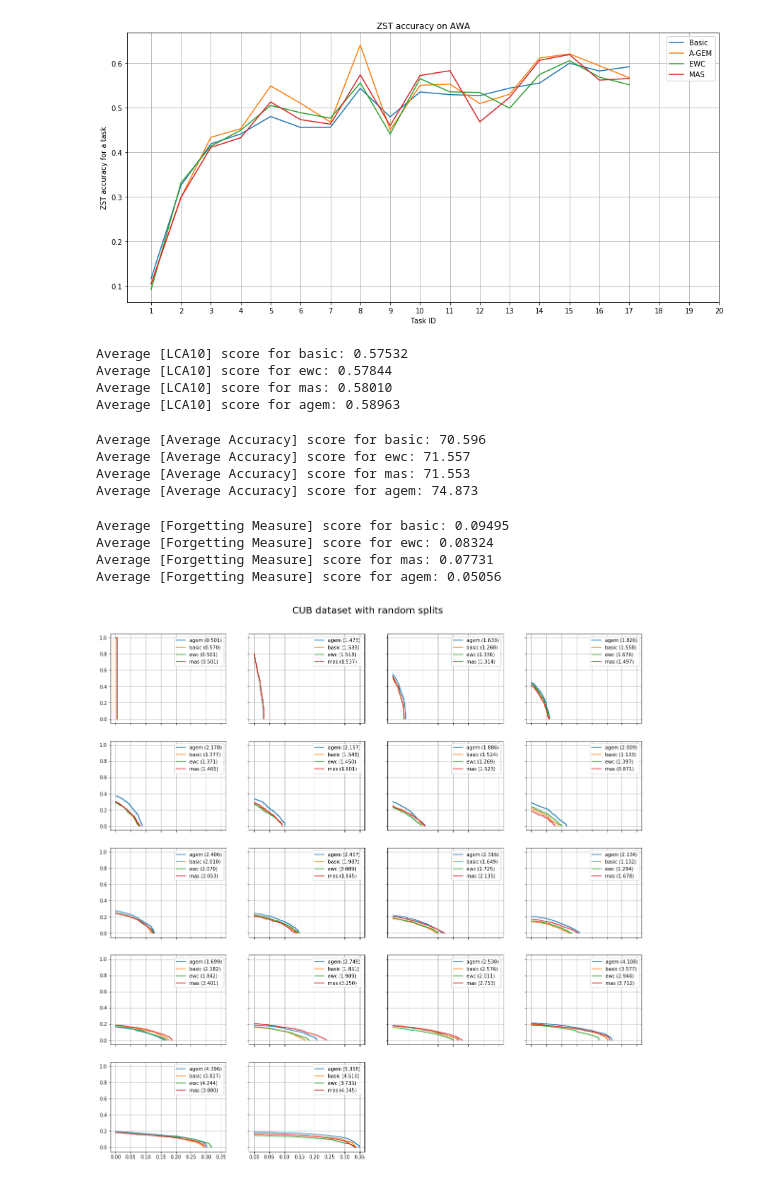
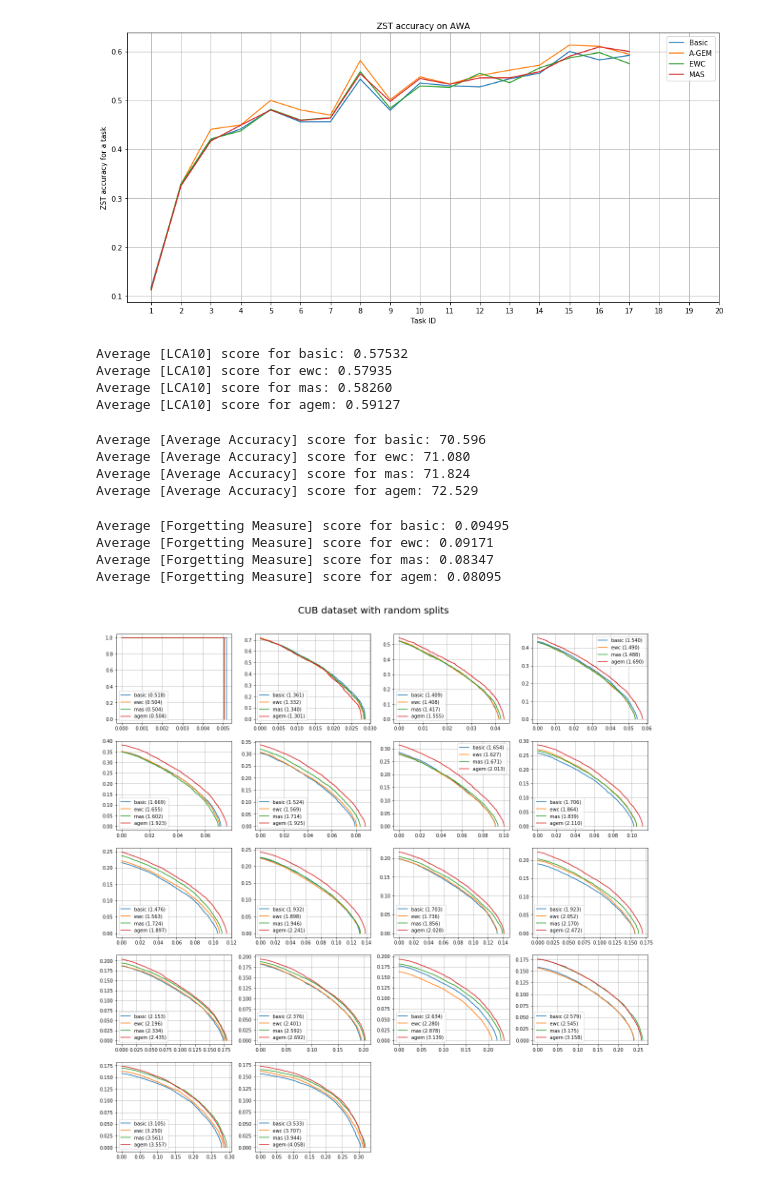
Before and after one commit to universome/class-norm, a Jupyter notebook: notebooks/visualization.ipynb, the cells around one changed output. Saved outputs shown, nothing was run; the diff lists cells and outputs as text; code cells hidden in the pictures.

Commit message:
visualizations: average across runs

```diff
--- a/notebooks/visualization.ipynb
+++ b/notebooks/visualization.ipynb
@@ -3,11 +3,12 @@ import numpy as np
 import matplotlib.pyplot as plt
 
 exps_dir = '../experiments'
+methods = ['basic', 'ewc', 'mas', 'agem']
 exps = {
-    'agem': [f'agem_cub-{i:05d}' for i in range(26, 28)],
+    'agem': [f'agem_cub-{i:05d}' for i in range(26, 36)],
     'basic': [f'basic_cub-{i:05d}' for i in range(25, 35)],
-    'ewc': [f'ewc_cub-{i:05d}' for i in range(25, 29)],
-    'mas': [f'mas_cub-{i:05d}' for i in range(25, 27)]
+    'ewc': [f'ewc_cub-{i:05d}' for i in range(25, 35)],
+    'mas': [f'mas_cub-{i:05d}' for i in range(25, 35)]
 }
 # exps = {
 #     'agem': [f'agem_awa-{i:05d}' for i in range(2, 10)],
@@ -51,57 +52,56 @@ plt.xticks(np.arange(1, 21))
 plt.legend()
 plt.grid()
 # %% [output]
-[figure, old version]
+[figure, new version]
 # %%
 import sys; sys.path.append('..')
 from src.utils.metrics import compute_average_accuracy, compute_forgetting_measure, compute_learning_curve_area
 
-for key in ['basic', 'ewc', 'mas', 'agem']:
+for key in methods:
     print(f'Average [LCA10] score for {key}: {np.mean([compute_learning_curve_area(ss) for ss in lca_scores[key]]):.5f}')
 # %% [output]
 Average [LCA10] score for basic: 0.57532
-Average [LCA10] score for ewc: 0.57844
-Average [LCA10] score for mas: 0.58010
-Average [LCA10] score for agem: 0.58963
+Average [LCA10] score for ewc: 0.57935
+Average [LCA10] score for mas: 0.58260
+Average [LCA10] score for agem: 0.59127
 # %%
-for key in ['basic', 'ewc', 'mas', 'agem']:
+for key in methods:
     print(f'Average [Average Accuracy] score for {key}: {100 * np.mean([compute_average_accuracy(ss) for ss in accs_histories[key]]):.3f}')
 # %% [output]
 Average [Average Accuracy] score for basic: 70.596
-Average [Average Accuracy] score for ewc: 71.557
-Average [Average Accuracy] score for mas: 71.553
-Average [Average Accuracy] score for agem: 74.873
+Average [Average Accuracy] score for ewc: 71.080
+Average [Average Accuracy] score for mas: 71.824
+Average [Average Accuracy] score for agem: 72.529
 # %%
-for key in ['basic', 'ewc', 'mas', 'agem']:
+for key in methods:
     print(f'Average [Forgetting Measure] score for {key}: {np.mean([compute_forgetting_measure(ss) for ss in accs_histories[key]]):.5f}')
 # %% [output]
 Average [Forgetting Measure] score for basic: 0.09495
-Average [Forgetting Measure] score for ewc: 0.08324
-Average [Forgetting Measure] score for mas: 0.07731
-Average [Forgetting Measure] score for agem: 0.05056
+Average [Forgetting Measure] score for ewc: 0.09171
+Average [Forgetting Measure] score for mas: 0.08347
+Average [Forgetting Measure] score for agem: 0.08095
 # %%
 nrows, ncols = 5, 4
-fig, subplots = plt.subplots(nrows=nrows, ncols=ncols, sharex=True, sharey=True, figsize=(20, 20))
+fig, subplots = plt.subplots(nrows=nrows, ncols=ncols, figsize=(20, 20))
 fig.suptitle('CUB dataset with random splits', y=0.92, fontsize=20)
 subplots = [s for subplots_row in subplots for s in subplots_row]
-methods = ['agem', 'basic', 'ewc', 'mas']
 
 for i in range(len(ausuc_accs['basic'][0])):
     #subplot = subplots[i // nrows][i % ncols]
     for method in methods:
-        #s_accs = np.mean([run[i][0] for run in ausuc_accs[method]], axis=0)
-        #u_accs = np.mean([run[i][1] for run in ausuc_accs[method]], axis=0)
-        s_accs = [run[i][0] for run in ausuc_accs[method]][0]
-        u_accs = [run[i][1] for run in ausuc_accs[method]][0]
+        s_accs = np.mean([run[i][0] for run in ausuc_accs[method]], axis=0)
+        u_accs = np.mean([run[i][1] for run in ausuc_accs[method]], axis=0)
+        #s_accs = [run[i][0] for run in ausuc_accs[method]][0]
+        #u_accs = [run[i][1] for run in ausuc_accs[method]][0]
 
         subplots[i].plot(u_accs, s_accs, label=f'{method} ({100 * np.trapz(y=s_accs, x=u_accs):.03f})')
 
     subplots[i].grid()
     subplots[i].legend()
 
 for subplot in subplots[len(ausuc_accs['basic'][0]):]:
     subplot.set_axis_off()
 # %% [output]
-[figure, old version]
+[figure, new version]
 # %%
 nrows, ncols = 2, 2
```
Also changed, not shown: parts of 1 cell of this notebook.
